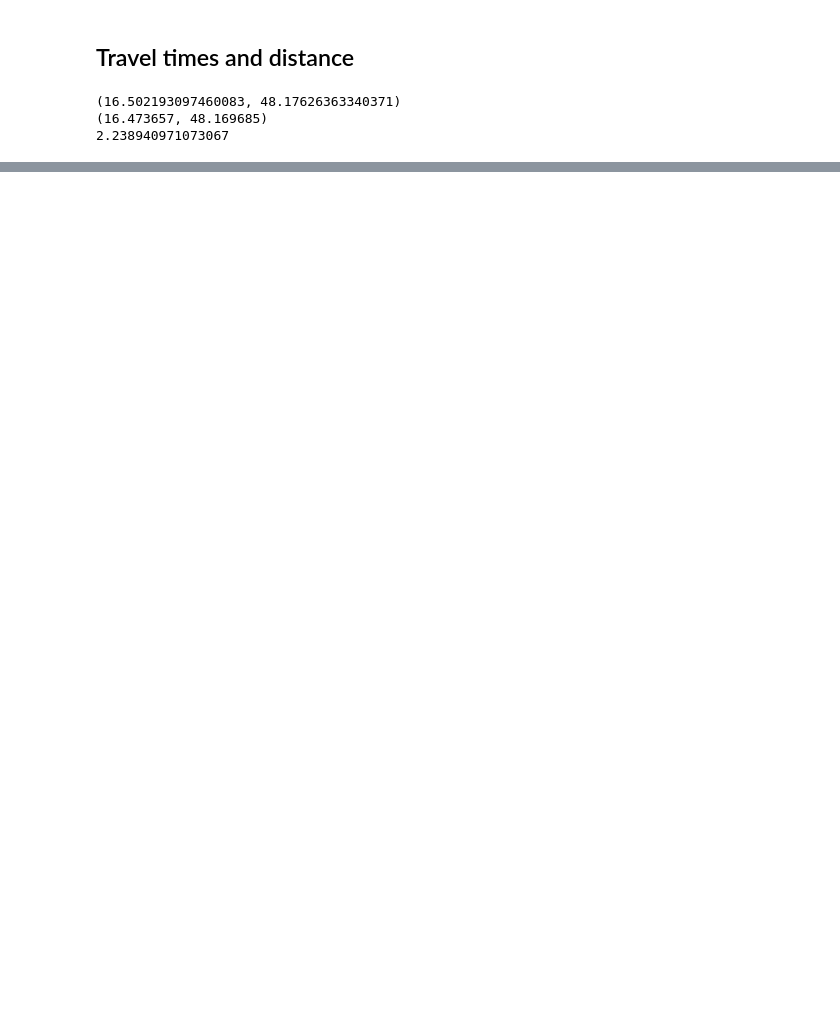
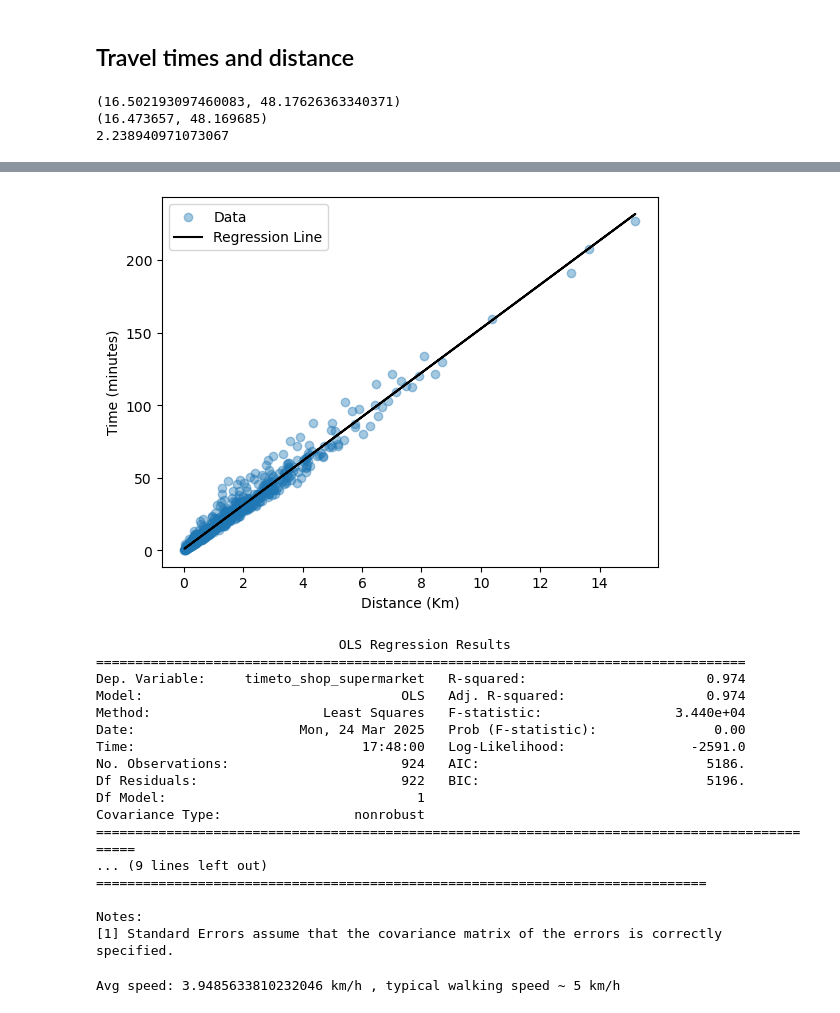
Before and after one commit to pierobirelloPB/15_min, a Jupyter notebook: notebooks/travel_times_example.ipynb, the cells around one changed output, grey strips where cells are left out. Drawn from its saved outputs; the diff is of its cells as text; code cells hidden in the pictures; blank space fills up the shorter version.

```diff
--- a/notebooks/travel_times_example.ipynb
+++ b/notebooks/travel_times_example.ipynb
@@ -167,3 +170,12 @@ print(haversine(cen,ame))
 (16.502193097460083, 48.17626363340371)
 (16.473657, 48.169685)
 2.238940971073067
+# %%
+# Merge
+gdf_time_and_distance = pd.merge(gdf_travel_time,gdf_nearest_loc,on='geometry')
+
+# Haversine
+gdf_time_and_distance['distanceto_shop_supermarket'] = gdf_time_and_distance.apply(
+    lambda row: haversine((row['geometry'].centroid.x,row['geometry'].centroid.y),row['nearest_shop_supermarket']),axis=1)
+
+display(gdf_time_and_distance.head(1))
@@ -169,0 +185,51 @@ print(haversine(cen,ame))
+# %%
+# Get data
+X = gdf_time_and_distance['distanceto_shop_supermarket']
+X = sm.add_constant(X)
+y = gdf_time_and_distance['timeto_shop_supermarket']
+
+# Linear regresion
+model = sm.OLS(y, X).fit()
+
+# Predict
+predicted_time = model.predict(X)
+
+# Plot
+fig, ax = plt.subplots()
+ax.scatter(gdf_time_and_distance['distanceto_shop_supermarket'],gdf_time_and_distance['timeto_shop_supermarket'], alpha=0.4, label='Data')
+
+# Plot regression line
+ax.plot(gdf_time_and_distance['distanceto_shop_supermarket'], predicted_time, color='k', label='Regression Line')
+
+# Labels and legend
+ax.set_ylabel('Time (minutes)')
+ax.set_xlabel('Distance (Km)')
+ax.legend()
+
+plt.show()
+
+print(model.summary())
+# %% [output]
+[figure, added]
+                               OLS Regression Results
+===================================================================================
+Dep. Variable:     timeto_shop_supermarket   R-squared:                       0.974
+Model:                                 OLS   Adj. R-squared:                  0.974
+Method:                      Least Squares   F-statistic:                 3.440e+04
+Date:                     Mon, 24 Mar 2025   Prob (F-statistic):               0.00
+Time:                             17:48:00   Log-Likelihood:                -2591.0
+No. Observations:                      924   AIC:                             5186.
+Df Residuals:                          922   BIC:                             5196.
+Df Model:                                1
+Covariance Type:                 nonrobust
+===============================================================================================
+... (9 lines left out)
+==============================================================================
+
+Notes:
+[1] Standard Errors assume that the covariance matrix of the errors is correctly specified.
+# %%
+# This correponds to
+print('Avg speed:', 1/15.1954*60, "km/h", ", typical walking speed ~ 5 km/h")
+# %% [output]
+Avg speed: 3.9485633810232046 km/h , typical walking speed ~ 5 km/h
```
Also changed, not shown: parts of 10 cells of this notebook, 7 other files.
